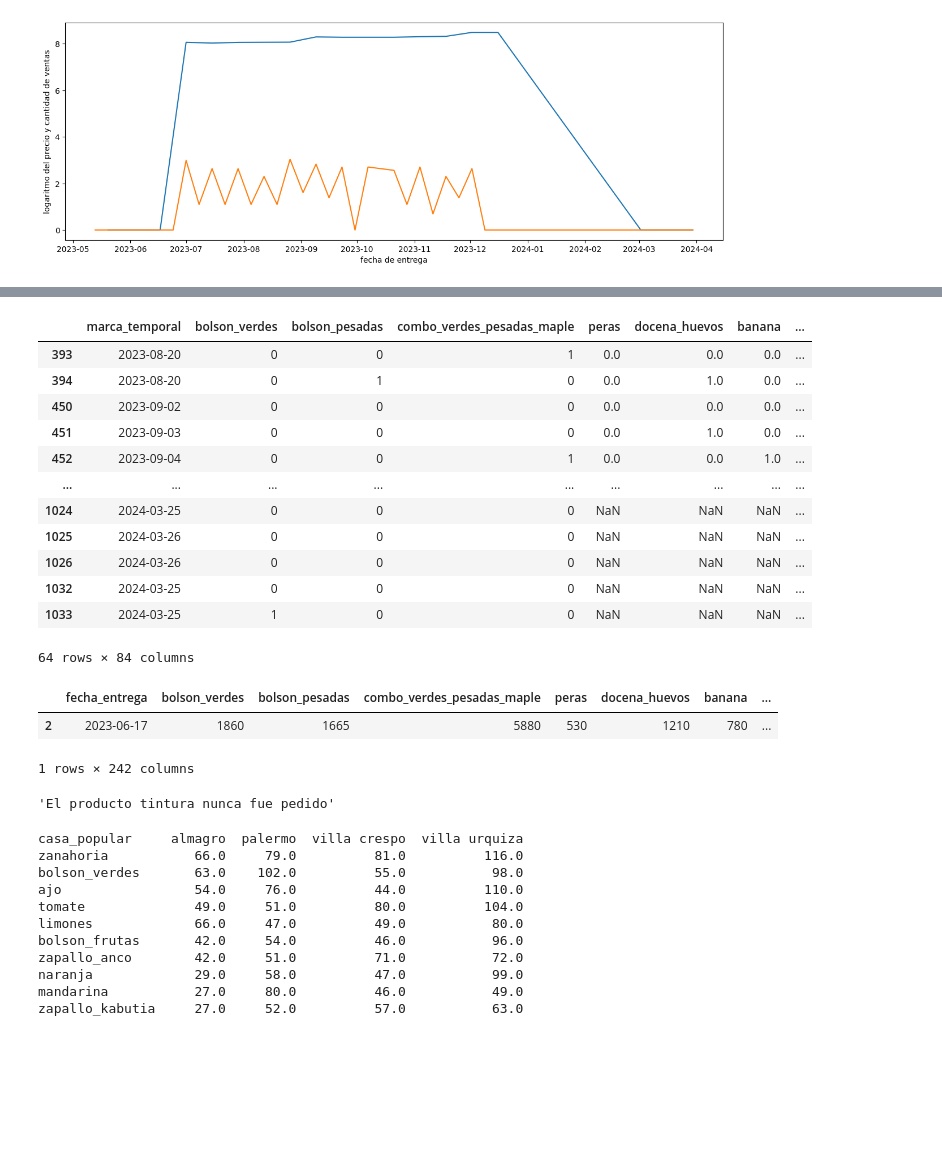
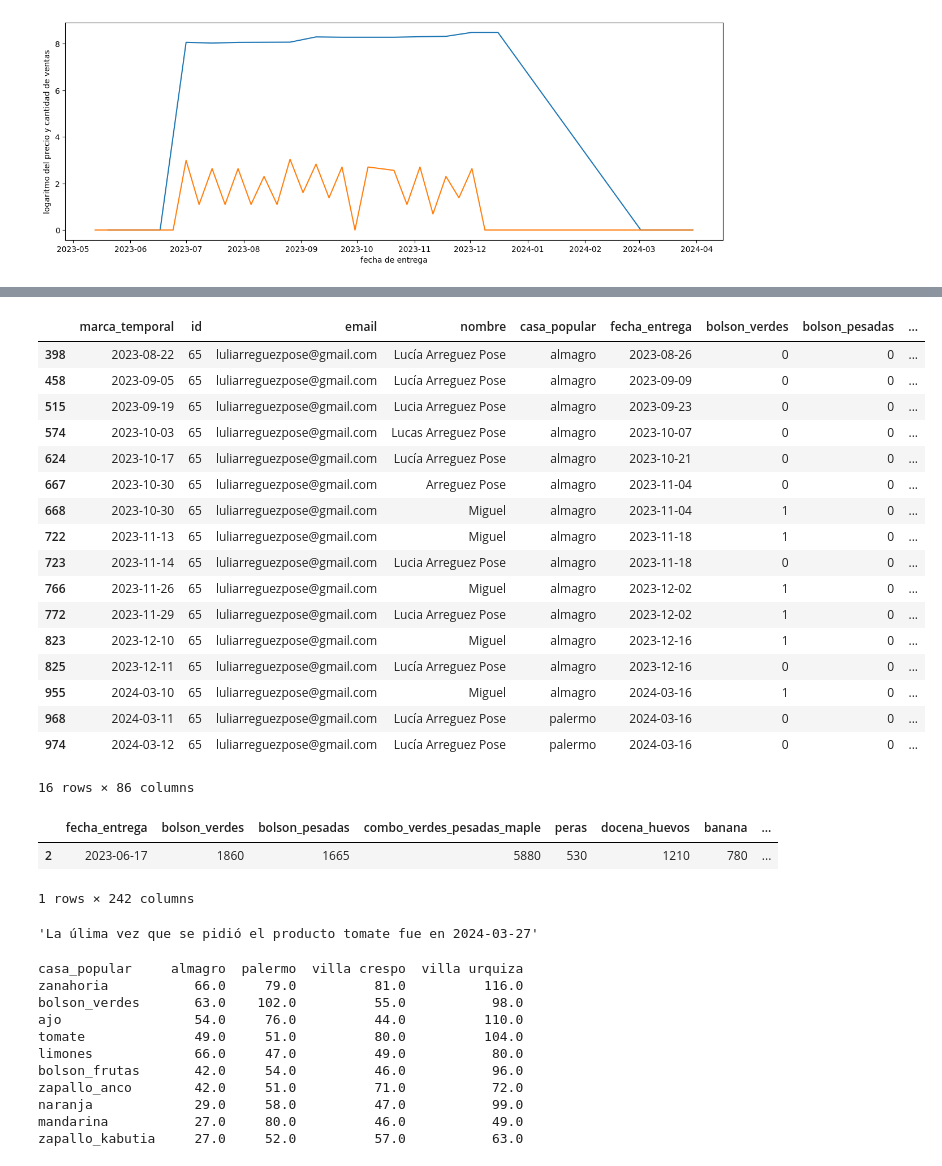
Before and after one commit to Taller-Datos-Populares-UBA/PAC, a Jupyter notebook: analisis_estadisticos.ipynb, the cells around one changed output, grey strips where cells are left out. Cells and saved outputs as stored; diff of their text form; code cells hidden in the pictures; blank space fills up the shorter version.

```diff
--- a/analisis_estadisticos.ipynb
+++ b/analisis_estadisticos.ipynb
@@ -28,3 +7,30 @@ Index(['marca_temporal', 'bolson_verdes', 'bolson_pesadas',
+# %%
+df_entregas = pd.read_excel('pedidos_acumulados_con_nombre.xlsx')
+df_entregas.columns
+
+reordenar_columnas = ['marca_temporal', 'id', 'email', 'nombre', 'casa_popular', 'fecha_entrega',
+                      'bolson_verdes', 'bolson_pesadas',
+       'combo_verdes_pesadas_maple', 'peras', 'docena_huevos', 'banana',
+       'yerba_las_tunas_1kg', 'miel', 'media_docena_huevos', 'tomate_perita',
+       'paltas', 'berenjenas', 'zanahoria', 'cebolla_morada', 'ajo', 'limones',
+       'mandioca', 'harina_trigo_integral', 'tapas_empanadas_12', 'oregano',
+       'zuchini', 'papa_blanca', 'zapallo_anco', 'manzana', 'pascualina',
+       'polenta', 'detergente', 'granola', 'zapallo_kabutia', 'mandarina',
+       'naranja', 'pomelo', 'yerba_grapia_milenaria_500_g', 'chimichurri',
+       'jabon_liquido', 'tintura', 'tomate_triturado', 'mermelada_durazno',
+       'jengibre', 'grisines', 'aceituna_verde', 'azucar_mascabo',
+       'arroz_integral', 'poroto_soja', 'poroto_alubia', 'poroto_colorado',
+       'poroto_negro', 'mate_cocido', 'te_negro', 'queso_pategras',
+       'chorizo_colorado', 'cebolla',
+       'zapallito', 'pepino', 'batata', 'quinoto', 'kiwi', 'ananá',
+       'yerba_yerbal_viejo_500_g', 'yerba_orembae_1_kg', 'arvejas', 'avena',
+       'repollo', 'tomate', 'morron_verde', 'papines', 'combo_verdes_pesadas',
+       'yerba_grapia_milenaria_1_kg', 'lechuga_morada', 'bolson_frutas',
+       'naranja_sanguinea', 'romero', 'laurel', 'tomate_cherry',
+       'manzana_roja', 'manzana_verde', 'lechuga_francesa', 'manteca',
+       'frutilla', 'rebozador_mandioca']
+
+df_entregas = df_entregas[reordenar_columnas]
 # %%
 df_precios = pd.read_excel('tabla_precios_acumulada.xlsx')
 df_precios
@@ -210,20 +203,25 @@ Index(['marca_temporal', 'bolson_verdes', 'bolson_pesadas',
 # %%
-ut.aplicar_filtros(df_entregas,clientes=[1,2,3,4,10],fecha_inicial='2023/8/23',fecha_final='2024/5/31',barrios=['almagro','palermo'])
+ut.aplicar_filtros(df_entregas,clientes=[1,2,3,4,10,65],fecha_inicial='2023/8/23',fecha_final='2024/5/31',barrios=['almagro','palermo'])
 #ut.aplicar_filtros(df_entregas,clientes=[1,2,3,4,10],fecha='2023/8/23',barrios=['almagro','palermo'])
 # %% [output]
-|  | marca_temporal | bolson_verdes | bolson_pesadas | combo_verdes_pesadas_maple | peras | docena_huevos | banana | ... |
-| 393 | 2023-08-20 | 0 | 0 | 1 | 0.0 | 0.0 | 0.0 | ... |
-| 394 | 2023-08-20 | 0 | 1 | 0 | 0.0 | 1.0 | 0.0 | ... |
-| 450 | 2023-09-02 | 0 | 0 | 0 | 0.0 | 0.0 | 0.0 | ... |
-| 451 | 2023-09-03 | 0 | 0 | 0 | 0.0 | 1.0 | 0.0 | ... |
-| 452 | 2023-09-04 | 0 | 0 | 1 | 0.0 | 0.0 | 1.0 | ... |
-| ... | ... | ... | ... | ... | ... | ... | ... | ... |
-| 1024 | 2024-03-25 | 0 | 0 | 0 | NaN | NaN | NaN | ... |
-| 1025 | 2024-03-26 | 0 | 0 | 0 | NaN | NaN | NaN | ... |
-| 1026 | 2024-03-26 | 0 | 0 | 0 | NaN | NaN | NaN | ... |
-| 1032 | 2024-03-25 | 0 | 0 | 0 | NaN | NaN | NaN | ... |
-| 1033 | 2024-03-25 | 1 | 0 | 0 | NaN | NaN | NaN | ... |
+|  | marca_temporal | id | email | nombre | casa_popular | fecha_entrega | bolson_verdes | bolson_pesadas | ... |
+| 398 | 2023-08-22 | 65 | luliarreguezpose@gmail.com | Lucía Arreguez Pose | almagro | 2023-08-26 | 0 | 0 | ... |
+| 458 | 2023-09-05 | 65 | luliarreguezpose@gmail.com | Lucía Arreguez Pose | almagro | 2023-09-09 | 0 | 0 | ... |
+| 515 | 2023-09-19 | 65 | luliarreguezpose@gmail.com | Lucia Arreguez Pose | almagro | 2023-09-23 | 0 | 0 | ... |
+| 574 | 2023-10-03 | 65 | luliarreguezpose@gmail.com | Lucas Arreguez Pose | almagro | 2023-10-07 | 0 | 0 | ... |
+| 624 | 2023-10-17 | 65 | luliarreguezpose@gmail.com | Lucía Arreguez Pose | almagro | 2023-10-21 | 0 | 0 | ... |
+| 667 | 2023-10-30 | 65 | luliarreguezpose@gmail.com | Arreguez Pose | almagro | 2023-11-04 | 0 | 0 | ... |
+| 668 | 2023-10-30 | 65 | luliarreguezpose@gmail.com | Miguel | almagro | 2023-11-04 | 1 | 0 | ... |
+| 722 | 2023-11-13 | 65 | luliarreguezpose@gmail.com | Miguel | almagro | 2023-11-18 | 1 | 0 | ... |
+| 723 | 2023-11-14 | 65 | luliarreguezpose@gmail.com | Lucia Arreguez Pose | almagro | 2023-11-18 | 0 | 0 | ... |
+| 766 | 2023-11-26 | 65 | luliarreguezpose@gmail.com | Miguel | almagro | 2023-12-02 | 1 | 0 | ... |
+| 772 | 2023-11-29 | 65 | luliarreguezpose@gmail.com | Lucia Arreguez Pose | almagro | 2023-12-02 | 1 | 0 | ... |
+| 823 | 2023-12-10 | 65 | luliarreguezpose@gmail.com | Miguel | almagro | 2023-12-16 | 1 | 0 | ... |
+| 825 | 2023-12-11 | 65 | luliarreguezpose@gmail.com | Lucía Arreguez Pose | almagro | 2023-12-16 | 0 | 0 | ... |
+| 955 | 2024-03-10 | 65 | luliarreguezpose@gmail.com | Miguel | almagro | 2024-03-16 | 1 | 0 | ... |
+| 968 | 2024-03-11 | 65 | luliarreguezpose@gmail.com | Lucía Arreguez Pose | palermo | 2024-03-16 | 0 | 0 | ... |
+| 974 | 2024-03-12 | 65 | luliarreguezpose@gmail.com | Lucía Arreguez Pose | palermo | 2024-03-16 | 0 | 0 | ... |
-64 rows × 84 columns
+16 rows × 86 columns
 # %%
 #aplicamos a la tabla de precios el único filtro válido: el de fechas.
 
@@ -241,9 +239,9 @@ def ultima_fecha_producto(df, producto):
     else:
         return f"El producto {producto} nunca fue pedido"
 # %%
-ultima_fecha_producto(df_entregas, "tintura" )
+ultima_fecha_producto(df_entregas, "tomate" )
 # %% [output]
-'El producto tintura nunca fue pedido'
+'La úlima vez que se pidió el producto tomate fue en 2024-03-27'
 # %%
 def tabla_ranking_nodo(df, columna_nodo='casa_popular', nodo=None):
     df_filtrado = df[df[columna_nodo].notna() & (df[columna_nodo] != 0) & (df[columna_nodo] != '0')]
```
Also changed, not shown: parts of 4 cells of this notebook, 4 other files.
